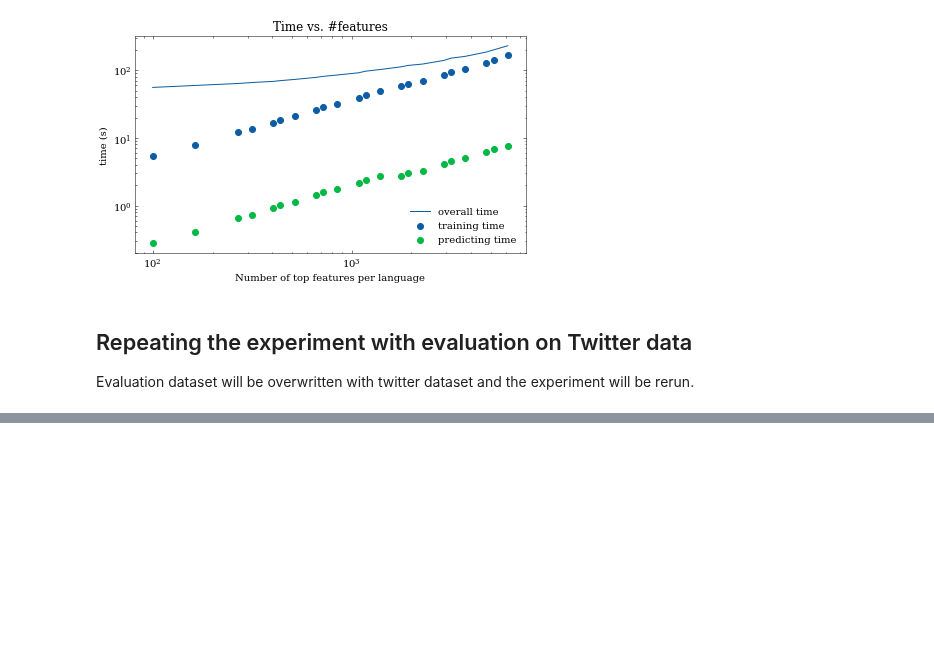
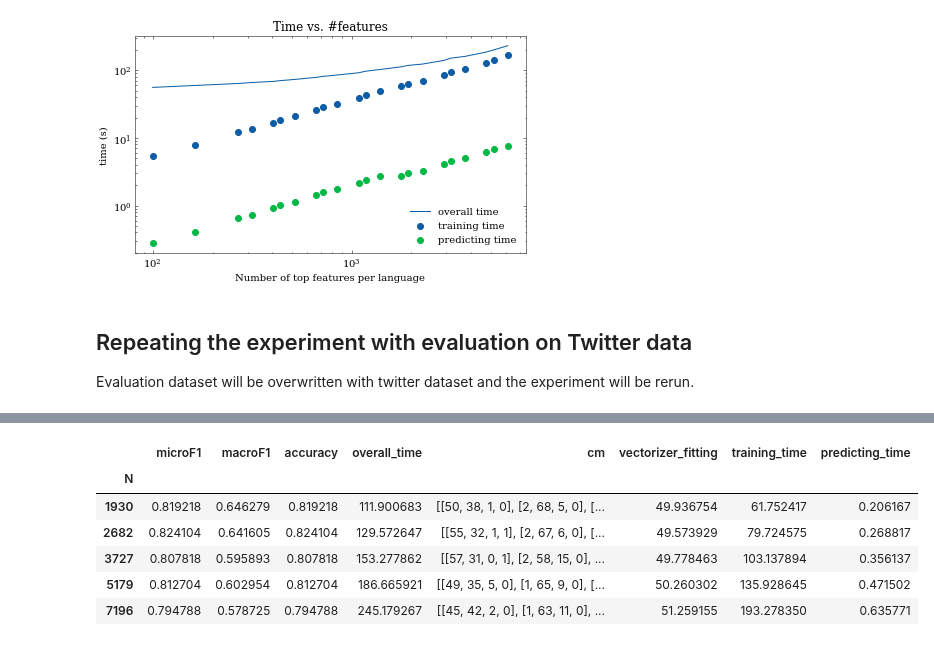
Before and after one commit to 5roop/task4, a Jupyter notebook: 14_optimizing_for_number_of_tokens.ipynb, the cells around one changed output, grey strips where cells are left out. Saved outputs shown, nothing was run; the diff lists cells and outputs as text; code cells hidden in the pictures; blank space fills up the shorter version.

```diff
--- a/14_optimizing_for_number_of_tokens.ipynb
+++ b/14_optimizing_for_number_of_tokens.ipynb
@@ -292,9 +304,17 @@ for N in Ns:
 # %%
-rezdf = pd.DataFrame(data=results)
+rezdf = pd.DataFrame(data=results_tw)
 rezdf.index = rezdf.N
 rezdf = rezdf.drop(columns=["N"])
 rezdf = rezdf.sort_index()
 rezdf.tail()
+# %% [output]
+|  | microF1 | macroF1 | accuracy | overall_time | cm | vectorizer_fitting | training_time | predicting_time |
+| N |  |  |  |  |  |  |  |  |
+| 1930 | 0.819218 | 0.646279 | 0.819218 | 111.900683 | [[50, 38, 1, 0], [2, 68, 5, 0], [... | 49.936754 | 61.752417 | 0.206167 |
+| 2682 | 0.824104 | 0.641605 | 0.824104 | 129.572647 | [[55, 32, 1, 1], [2, 67, 6, 0], [... | 49.573929 | 79.724575 | 0.268817 |
+| 3727 | 0.807818 | 0.595893 | 0.807818 | 153.277862 | [[57, 31, 0, 1], [2, 58, 15, 0], ... | 49.778463 | 103.137894 | 0.356137 |
+| 5179 | 0.812704 | 0.602954 | 0.812704 | 186.665921 | [[49, 35, 5, 0], [1, 65, 9, 0], [... | 50.260302 | 135.928645 | 0.471502 |
+| 7196 | 0.794788 | 0.578725 | 0.794788 | 245.179267 | [[45, 42, 2, 0], [1, 63, 11, 0], ... | 51.259155 | 193.278350 | 0.635771 |
 # %%
 import matplotlib.pyplot as plt
 plt.style.use(["science", "no-latex"])
```
Also changed, not shown: parts of 5 cells of this notebook, 4 other files.
